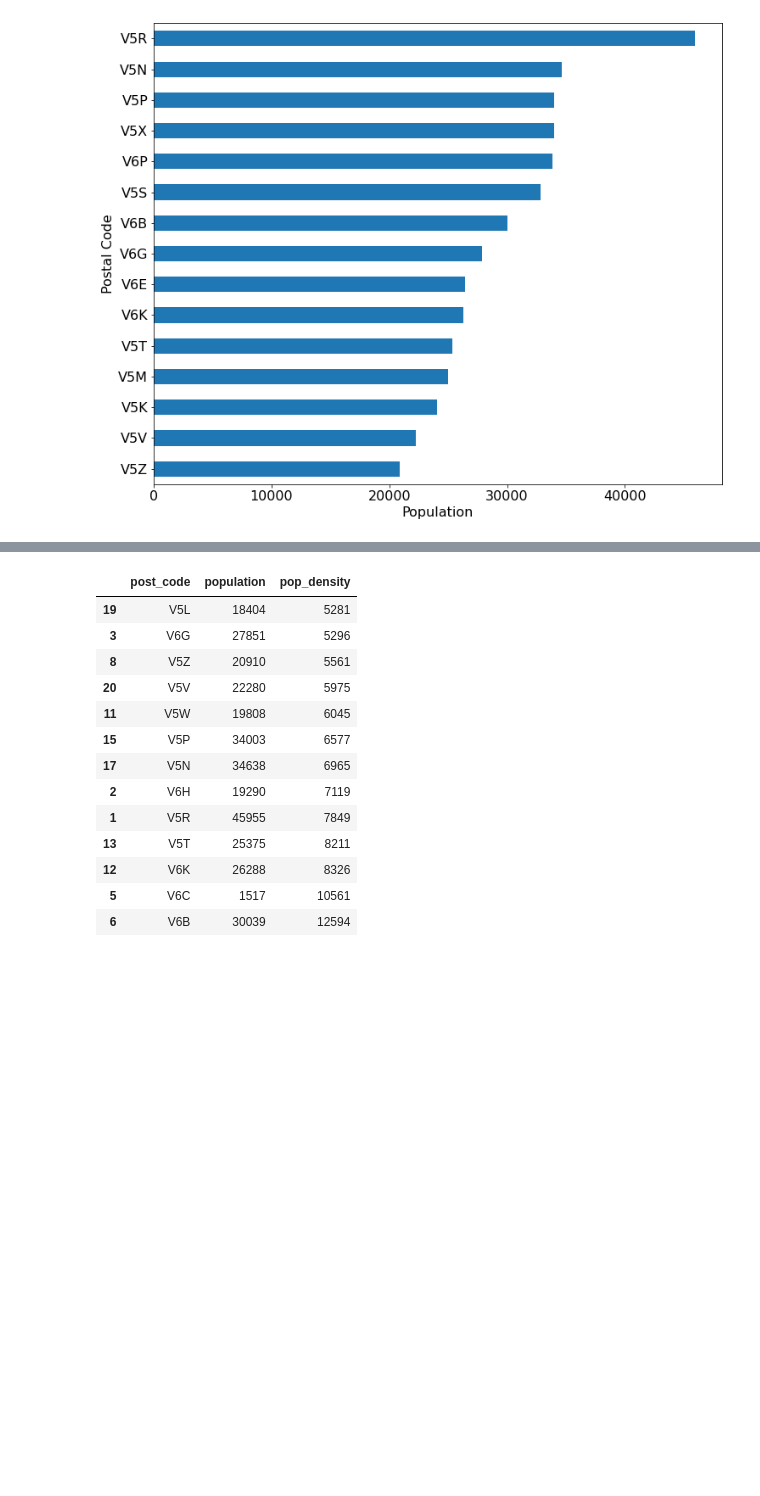
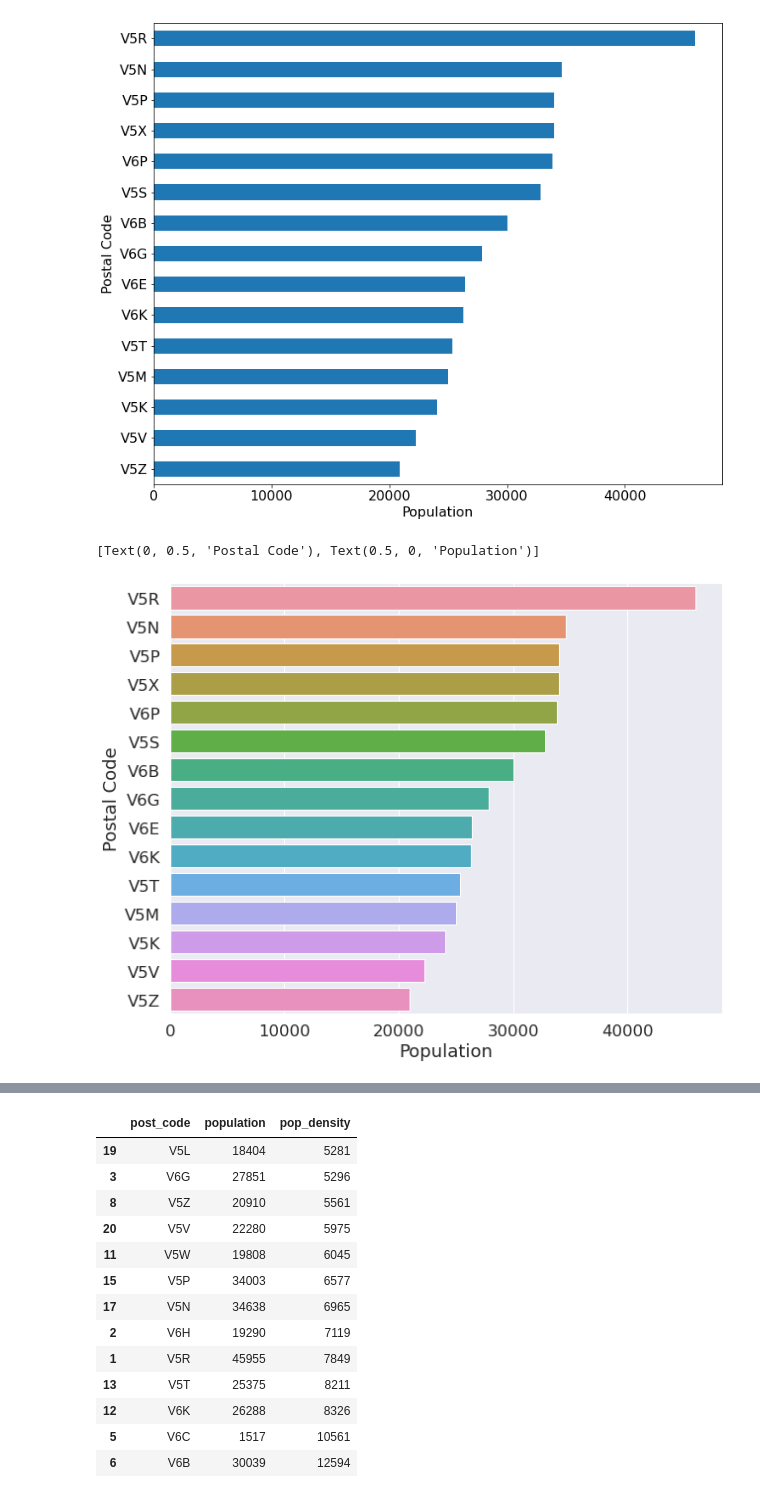
Before and after one commit to dprossi/Capstone_Project_IBM_Data_Science, a Jupyter notebook: Applied_Data_Science_Capstone_Project_Vancouver.ipynb, the cells around one changed output, grey strips where cells are left out. Saved outputs shown, nothing was run; the diff lists cells and outputs as text; code cells hidden in the pictures; blank space fills up the shorter version.

```diff
--- a/Applied_Data_Science_Capstone_Project_Vancouver.ipynb
+++ b/Applied_Data_Science_Capstone_Project_Vancouver.ipynb
@@ -917,6 +927,19 @@ plt.ylabel('Postal Code', fontsize=16)
 plt.show()
 # %% [output]
 [figure]
+# %%
+#seaborn version
+# reverse order to plot most at top
+df_temp = df_pop_dense_comp_sort_pop_15.sort_values('population', ascending=False)
+
+sns.set(font_scale = 1.5)
+plt.figure(figsize = (10, 8))
+ax = sns.barplot(x = 'population', y = 'post_code', data = df_temp)
+ax.set_xlabel('population')
+ax.set(xlabel = 'Population', ylabel = 'Postal Code')
+# %% [output]
+[Text(0, 0.5, 'Postal Code'), Text(0.5, 0, 'Population')]
+[figure, added]
 # %%
 # Create a bubble map representing total venues per postal code
 m_4 = folium.Map(location=[latitude, longitude], tiles='cartodbpositron', zoom_start=12)
```
Also changed, not shown: parts of 5 cells of this notebook.
